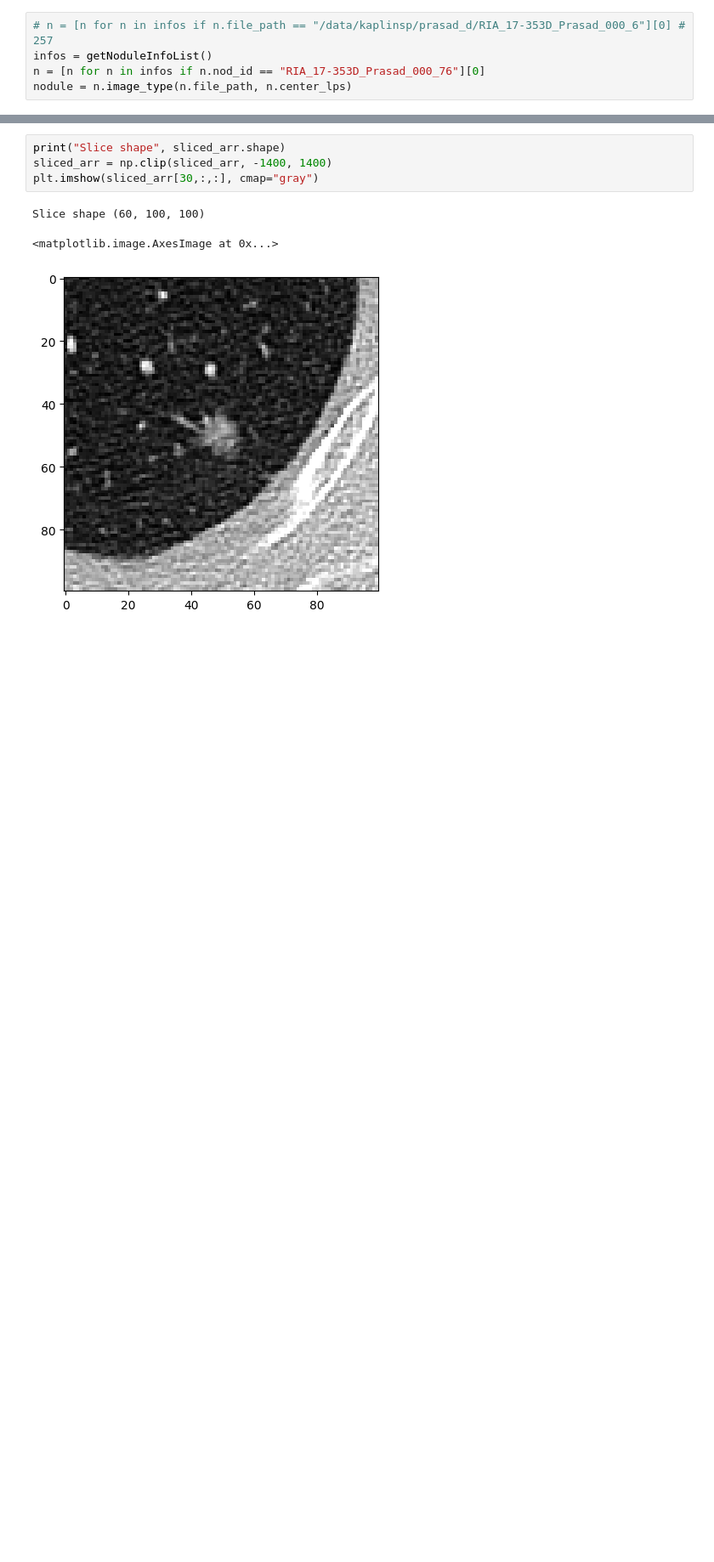
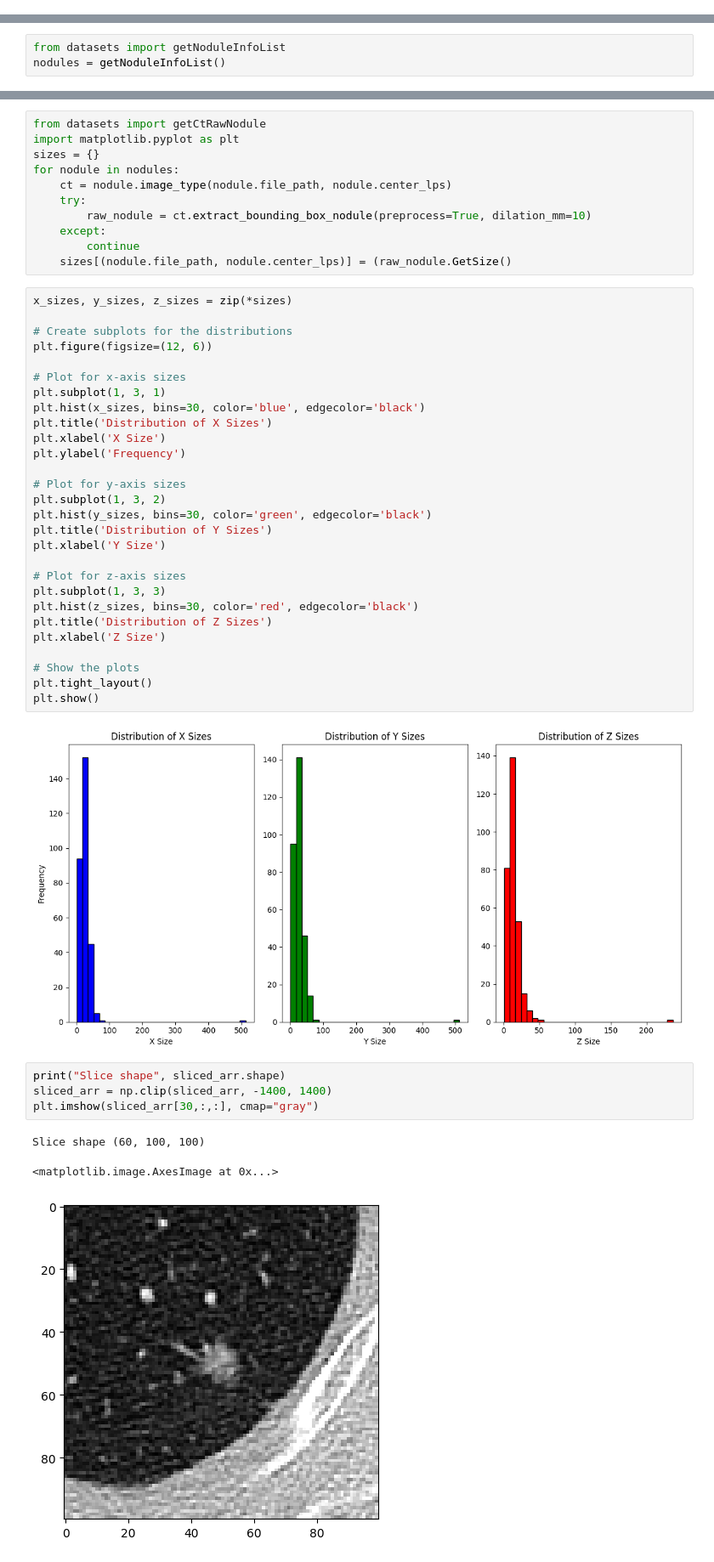
Before and after one commit to Pkaps25/nsclcrecurrence, a Jupyter notebook: ct_lung_class/scratch.ipynb, the cells around one changed output, grey strips where cells are left out. Shown at 85% size. Cells and saved outputs as stored; diff of their text form; blank space fills up the shorter version.

Commit message:
add test runs with prasad data

```diff
--- a/ct_lung_class/scratch.ipynb
+++ b/ct_lung_class/scratch.ipynb
@@ -25,5 +0,0 @@ AttributeError: module 'numpy' has no attribute 'typing'
-# %%
-# n = [n for n in infos if n.file_path == "/data/kaplinsp/prasad_d/RIA_17-353D_Prasad_000_6"][0] # 257
-infos = getNoduleInfoList()
-n = [n for n in infos if n.nod_id == "RIA_17-353D_Prasad_000_76"][0]
-nodule = n.image_type(n.file_path, n.center_lps)
@@ -47,0 +1,3 @@ plt.imshow(original[30,:,:], cmap="gray")
+# %%
+from datasets import getNoduleInfoList
+nodules = getNoduleInfoList()
@@ -48,3 +22,44 @@ plt.imshow(original[30,:,:], cmap="gray")
+# %%
+from datasets import getCtRawNodule
+import matplotlib.pyplot as plt
+sizes = {}
+for nodule in nodules:
+    ct = nodule.image_type(nodule.file_path, nodule.center_lps)
+    try:
+        raw_nodule = ct.extract_bounding_box_nodule(preprocess=True, dilation_mm=10)
+    except:
+        continue
+    sizes[(nodule.file_path, nodule.center_lps)] = (raw_nodule.GetSize()
+# %%
+x_sizes, y_sizes, z_sizes = zip(*sizes)
+
+# Create subplots for the distributions
+plt.figure(figsize=(12, 6))
+
+# Plot for x-axis sizes
+plt.subplot(1, 3, 1)
+plt.hist(x_sizes, bins=30, color='blue', edgecolor='black')
+plt.title('Distribution of X Sizes')
+plt.xlabel('X Size')
+plt.ylabel('Frequency')
+
+# Plot for y-axis sizes
+plt.subplot(1, 3, 2)
+plt.hist(y_sizes, bins=30, color='green', edgecolor='black')
+plt.title('Distribution of Y Sizes')
+plt.xlabel('Y Size')
+
+# Plot for z-axis sizes
+plt.subplot(1, 3, 3)
+plt.hist(z_sizes, bins=30, color='red', edgecolor='black')
+plt.title('Distribution of Z Sizes')
+plt.xlabel('Z Size')
+
+# Show the plots
+plt.tight_layout()
+plt.show()
+# %% [output]
+[figure, added]
 # %%
 print("Slice shape", sliced_arr.shape)
 sliced_arr = np.clip(sliced_arr, -1400, 1400)
```
Also changed, not shown: parts of 11 cells of this notebook, 10 other files.
